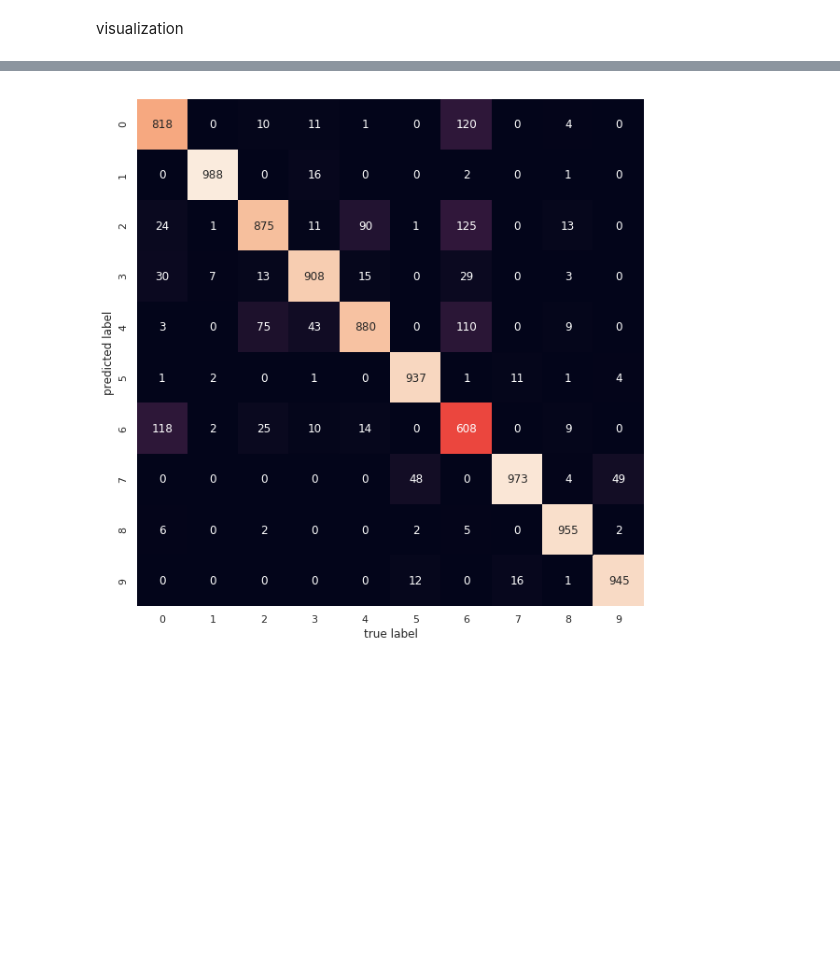
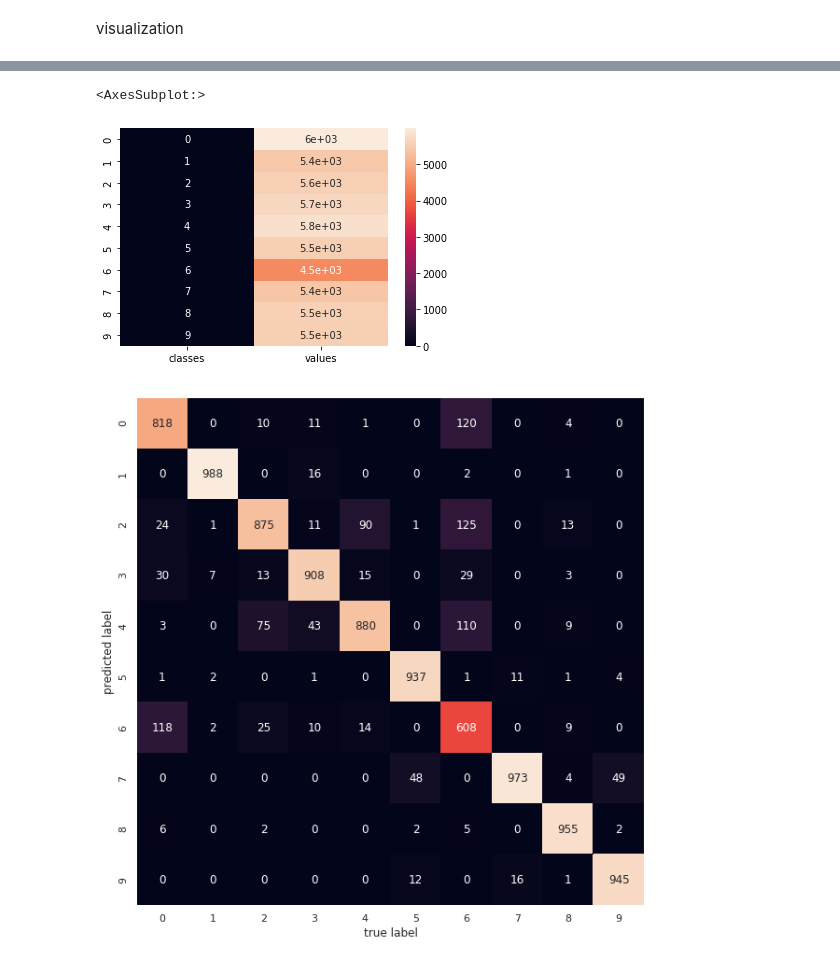
Before and after one commit to esraa-abdelmaksoud/Shai-Training-Notebooks, a Jupyter notebook: Fashion_MNIST_Training.ipynb, the cells around one changed output, grey strips where cells are left out. Saved outputs shown, nothing was run; the diff lists cells and outputs as text; code cells hidden in the pictures; blank space fills up the shorter version.

```diff
--- a/Fashion_MNIST_Training.ipynb
+++ b/Fashion_MNIST_Training.ipynb
@@ -100,2 +137,5 @@ https://machinelearningmastery.com/display-deep-learning-model-training-history-
 # %% [markdown]
 visualization
+# %%
+preds = model.predict(X_train)
+classes=np.argmax(preds,axis=1)
@@ -101,0 +144,4 @@ visualization
+# %%
+unique, counts = np.unique(classes, return_counts=True)
+pred_count = {"classes":unique,"values":counts}
+df = pd.DataFrame.from_dict(pred_count)
@@ -102,3 +162,8 @@ visualization
+# %%
+sns.heatmap(df, annot=True)
+# %% [output]
+<AxesSubplot:>
+[figure, added]
 # %%
 # %% [output]
 [figure]
```
Also changed, not shown: parts of 17 cells of this notebook.
